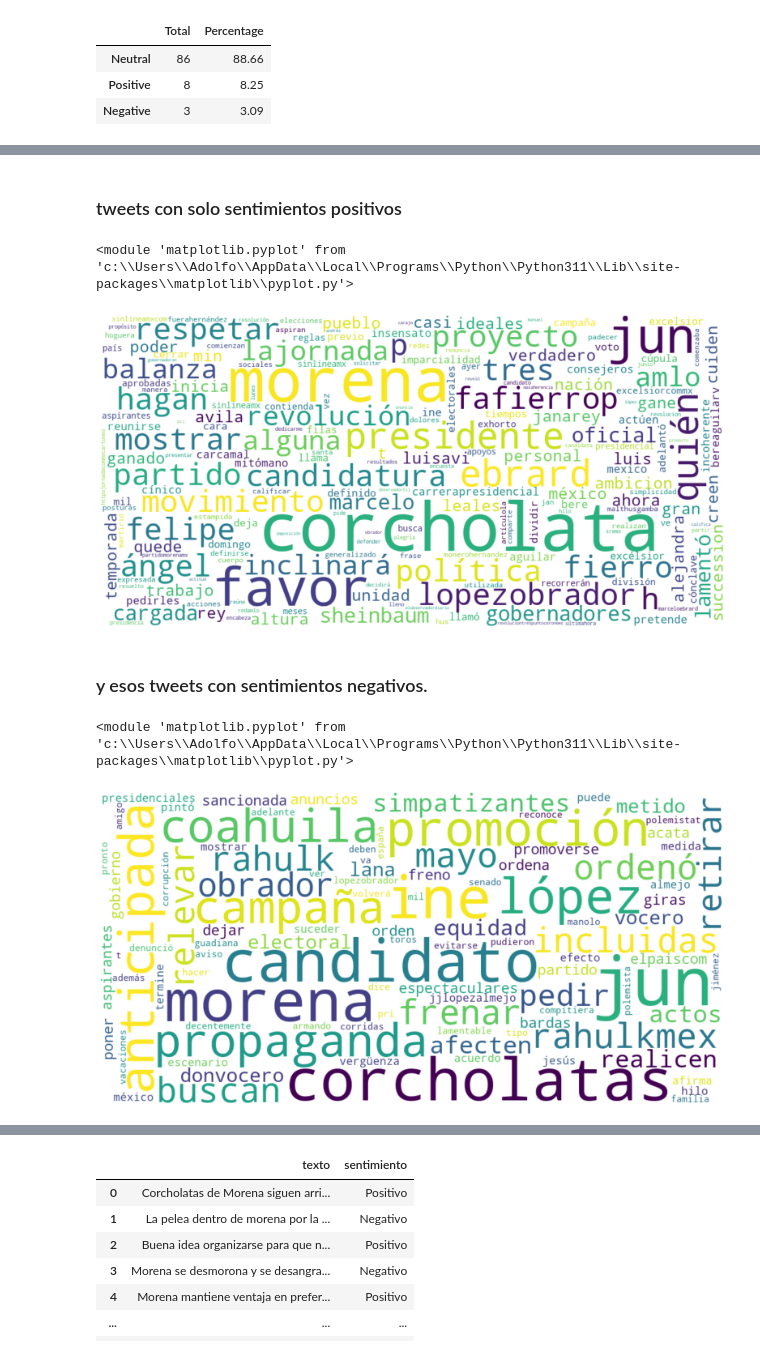
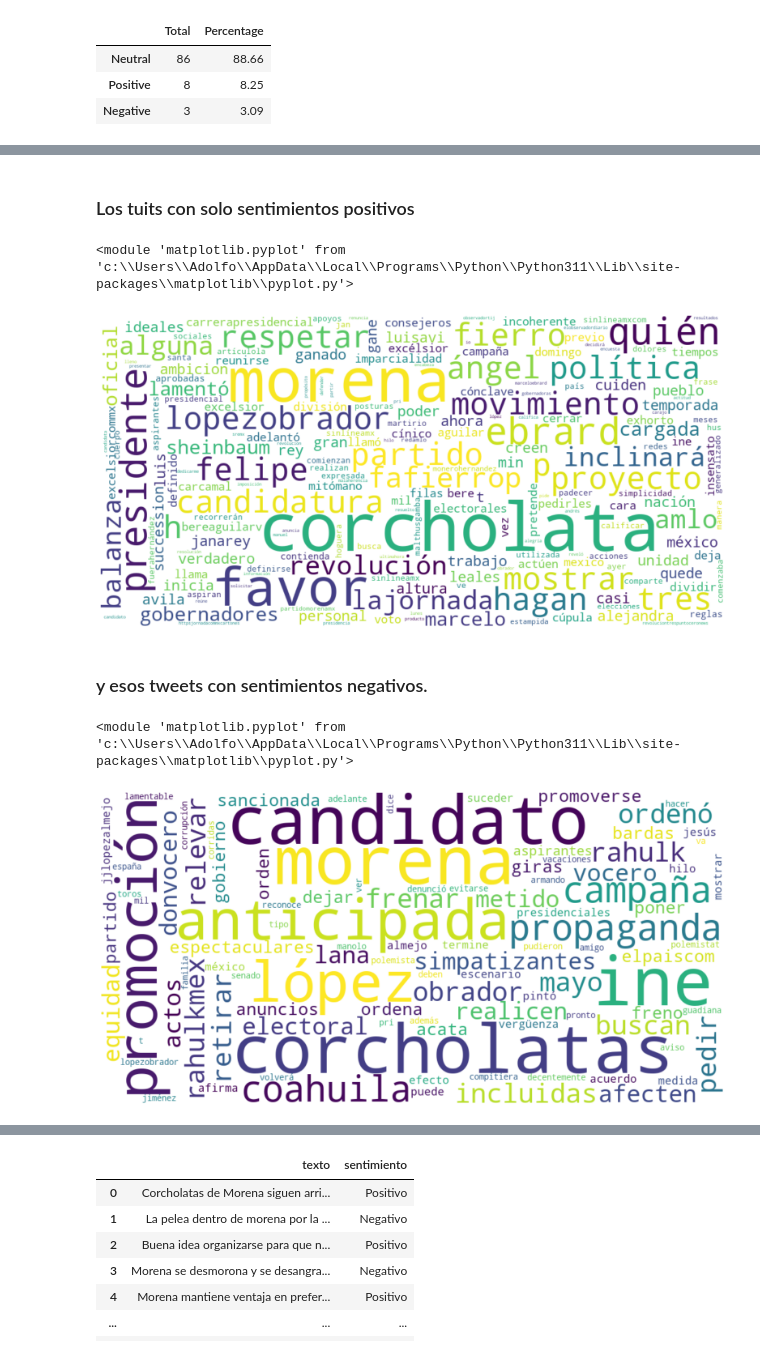
Before and after one commit to fitomx19/analisis-twitter-sentiments, a Jupyter notebook: AnalisisSentimientos.ipynb, the cells around one changed output, grey strips where cells are left out. Cells and saved outputs as stored; diff of their text form; code cells hidden in the pictures.

```diff
--- a/AnalisisSentimientos.ipynb
+++ b/AnalisisSentimientos.ipynb
@@ -74,11 +43,6 @@ import string
 import nltk
 from nltk.corpus import stopwords
 from nltk.tokenize import word_tokenize
-
-#nltk.download('stopwords')
-#nltk.download('punkt')
-
-
 # Función de preprocesamiento de texto
 def preprocess_text(text):
     # Convertir a minúsculas
@@ -103,6 +67,9 @@ def preprocess_text(text):
     #remover urls y reemplazar por la palabra URL
     preprocessed_text = re.sub(r'https?:\/\/\S+', 'URL', preprocessed_text)
 
+    #eliminar la palabra jun debido a que fueron recuentos de junio
+    preprocessed_text = re.sub(r'jun', '', preprocessed_text)
+
     return preprocessed_text
 # %%
 # Aplicar preprocesamiento a la columna 'texto'
@@ -150,11 +91,11 @@ for index, row in df['tweet'].iteritems():
   neu = score['neu']
   pos = score['pos']
   if neg > pos:
-    df.loc[index, 'Sentiment'] = 'Negative'
+    df.loc[index, 'Sentiment[NLTK]'] = 'Negative'
   elif pos > neg:
-    df.loc[index, 'Sentiment'] = 'Positive'
+    df.loc[index, 'Sentiment[NLTK]'] = 'Positive'
   else:
-    df.loc[index, 'Sentiment'] = 'Neutral'
+    df.loc[index, 'Sentiment[NLTK]'] = 'Neutral'
 
-df
+df.head(3)
 # %% [output]
@@ -223,7 +154,7 @@ plt
 # %% [markdown]
-### tweets con solo sentimientos positivos
+### Los tuits con solo sentimientos positivos
 # %%
-all_positive_tweets = " ".join(tweet for tweet in df[df['Sentiment'] == 'Positive']['tweet'])
+all_positive_tweets = " ".join(tweet for tweet in df[df['Sentiment[NLTK]'] == 'Positive']['tweet'])
 
 wordcloud = WordCloud(width=1024, height=512, random_state=21, max_font_size=110, background_color='white').generate(all_positive_tweets)
 
@@ -233,21 +164,21 @@ plt.axis('off')
 plt
 # %% [output]
 <module 'matplotlib.pyplot' from 'c:\\Users\\Adolfo\\AppData\\Local\\Programs\\Python\\Python311\\Lib\\site-packages\\matplotlib\\pyplot.py'>
-[figure, old version]
+[figure, new version]
 # %% [markdown]
 ### y esos tweets con sentimientos negativos.
 # %%
-all_negative_tweets = " ".join(tweet for tweet in df[df['Sentiment'] == 'Negative']['tweet'])
+all_negative_tweets = " ".join(tweet for tweet in df[df['Sentiment[NLTK]'] == 'Negative']['tweet'])
 
 wordcloud = WordCloud(width=1024, height=512, random_state=21, max_font_size=110, background_color='white').generate(all_negative_tweets)
 
 plt.figure(figsize=(20, 10))
 plt.imshow(wordcloud, interpolation="bilinear")
 plt.axis('off')
 plt
 # %% [output]
 <module 'matplotlib.pyplot' from 'c:\\Users\\Adolfo\\AppData\\Local\\Programs\\Python\\Python311\\Lib\\site-packages\\matplotlib\\pyplot.py'>
-[figure, old version]
+[figure, new version]
 # %%
 df.head(3)
 # %% [output]
```
Also changed, not shown: parts of 59 cells of this notebook, 1 other file.
